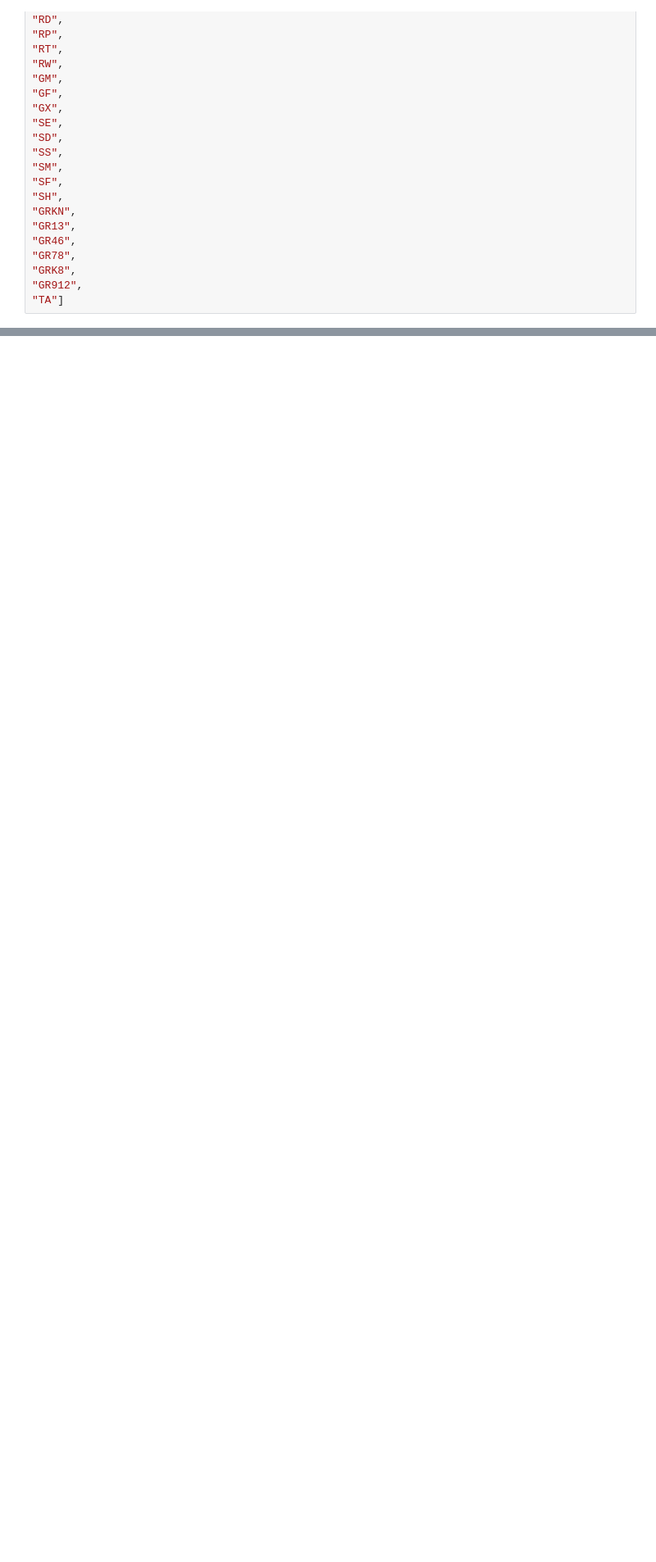
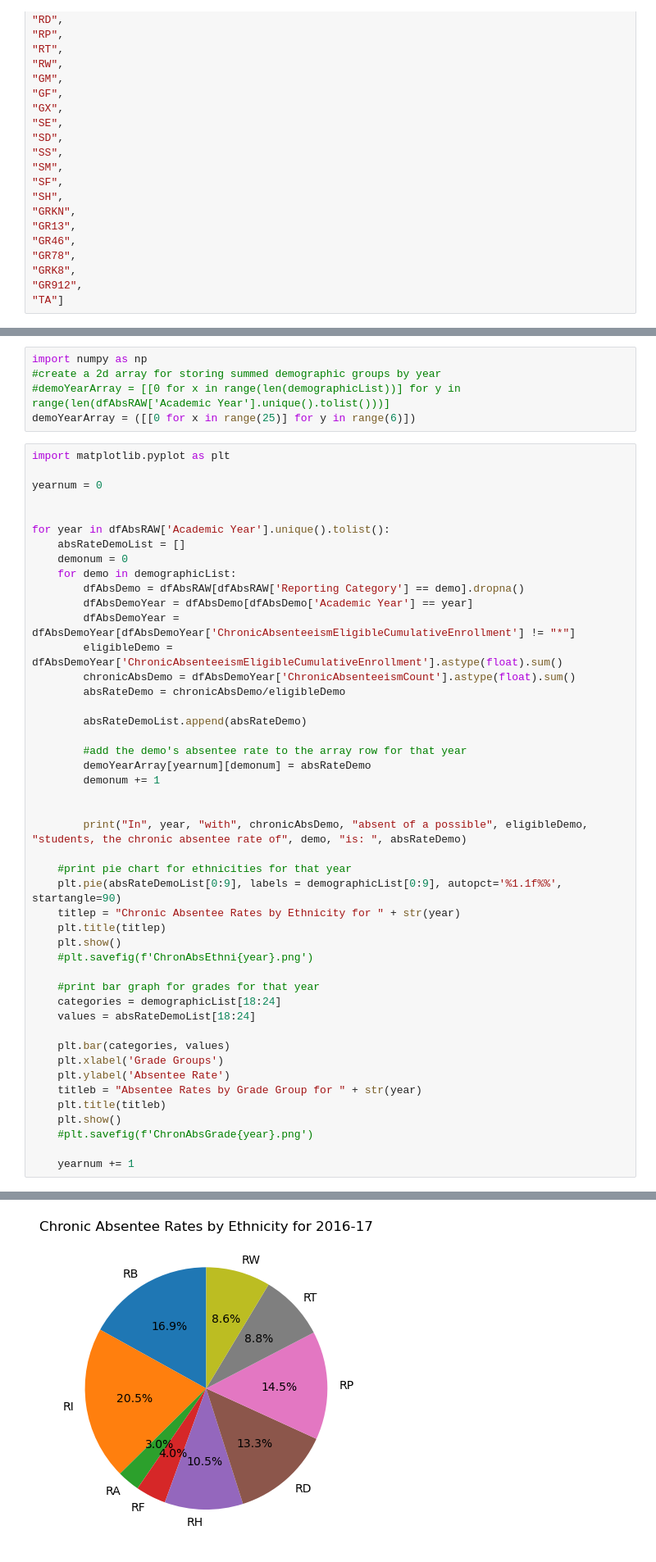
Before and after one commit to shiftyJack/absenteeriskanalysis, a Jupyter notebook: AllAbsenteeData.ipynb, the cells around one changed output, grey strips where cells are left out. Shown at 82% size. Cells and saved outputs as stored; diff of their text form; blank space fills up the shorter version.

Commit message:
created absentee rate matix and visualization by demo groups

```diff
--- a/AllAbsenteeData.ipynb
+++ b/AllAbsenteeData.ipynb
@@ -203,0 +110,52 @@ In 2020-21 with 6837757.0 absent of a possible 38429308.0 students, the chronic
+# %%
+import numpy as np
+#create a 2d array for storing summed demographic groups by year
+#demoYearArray = [[0 for x in range(len(demographicList))] for y in range(len(dfAbsRAW['Academic Year'].unique().tolist()))]
+demoYearArray = ([[0 for x in range(25)] for y in range(6)])
+# %%
+import matplotlib.pyplot as plt
+
+yearnum = 0
+
+
+for year in dfAbsRAW['Academic Year'].unique().tolist():
+    absRateDemoList = []
+    demonum = 0
+    for demo in demographicList:
+        dfAbsDemo = dfAbsRAW[dfAbsRAW['Reporting Category'] == demo].dropna()
+        dfAbsDemoYear = dfAbsDemo[dfAbsDemo['Academic Year'] == year]
+        dfAbsDemoYear = dfAbsDemoYear[dfAbsDemoYear['ChronicAbsenteeismEligibleCumulativeEnrollment'] != "*"]
+        eligibleDemo = dfAbsDemoYear['ChronicAbsenteeismEligibleCumulativeEnrollment'].astype(float).sum()
+        chronicAbsDemo = dfAbsDemoYear['ChronicAbsenteeismCount'].astype(float).sum()
+        absRateDemo = chronicAbsDemo/eligibleDemo
+
+        absRateDemoList.append(absRateDemo)
+
+        #add the demo's absentee rate to the array row for that year
+        demoYearArray[yearnum][demonum] = absRateDemo
+        demonum += 1
+
+
+        print("In", year, "with", chronicAbsDemo, "absent of a possible", eligibleDemo, "students, the chronic absentee rate of", demo, "is: ", absRateDemo)
+
+    #print pie chart for ethnicities for that year
+    plt.pie(absRateDemoList[0:9], labels = demographicList[0:9], autopct='%1.1f%%', startangle=90)
+    titlep = "Chronic Absentee Rates by Ethnicity for " + str(year)
+    plt.title(titlep)
+    plt.show()
+    #plt.savefig(f'ChronAbsEthni{year}.png')
+
+    #print bar graph for grades for that year
+    categories = demographicList[18:24]
+    values = absRateDemoList[18:24]
+
+    plt.bar(categories, values)
+    plt.xlabel('Grade Groups')
+    plt.ylabel('Absentee Rate')
+    titleb = "Absentee Rates by Grade Group for " + str(year)
+    plt.title(titleb)
+    plt.show()
+    #plt.savefig(f'ChronAbsGrade{year}.png')
+
+    yearnum += 1
+# %% [output]
@@ -203,0 +187 @@ In 2020-21 with 6837757.0 absent of a possible 38429308.0 students, the chronic
+[figure, added]
```
Also changed, not shown: parts of 7 cells of this notebook, 13 other files.
